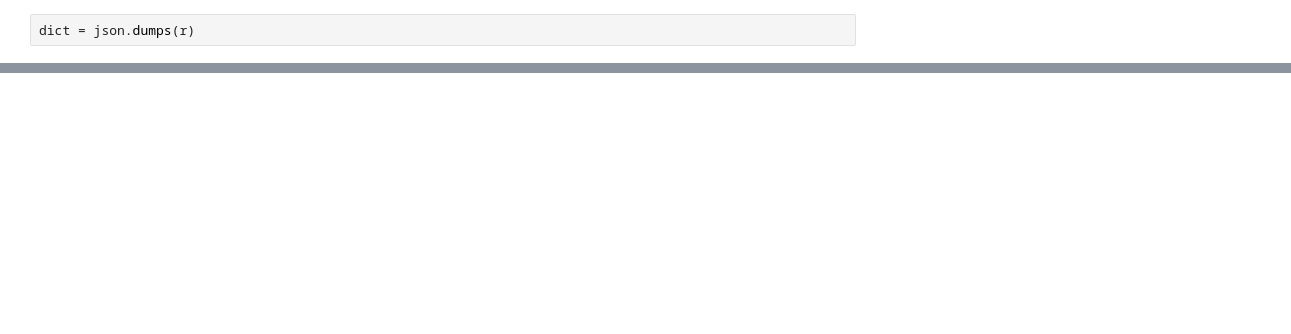
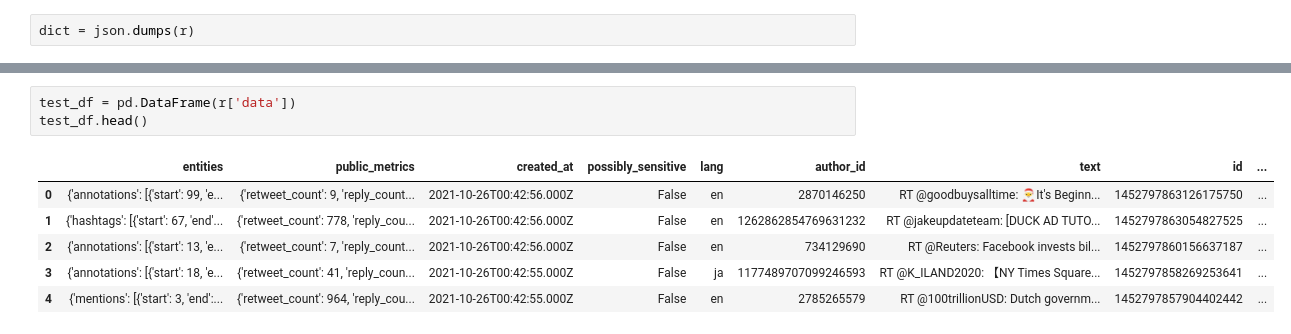
Before and after one commit to sthurstone/Return-Rate-Researchers---Project-I, a Jupyter notebook: API/Twitter_API_Analysis.ipynb, the cells around one changed output, grey strips where cells are left out. Cells and saved outputs as stored; diff of their text form; blank space fills up the shorter version.

```diff
--- a/API/Twitter_API_Analysis.ipynb
+++ b/API/Twitter_API_Analysis.ipynb
@@ -70,0 +74,10 @@ for tweet in data['data']:
+# %%
+test_df = pd.DataFrame(r['data'])
+test_df.head()
+# %% [output]
+|  | entities | public_metrics | created_at | possibly_sensitive | lang | author_id | text | id | ... |
+| 0 | {'annotations': [{'start': 99, 'e... | {'retweet_count': 9, 'reply_count... | 2021-10-26T00:42:56.000Z | False | en | 2870146250 | RT @goodbuysalltime: 🎅It's Beginn... | 1452797863126175750 | ... |
+| 1 | {'hashtags': [{'start': 67, 'end'... | {'retweet_count': 778, 'reply_cou... | 2021-10-26T00:42:56.000Z | False | en | 1262862854769631232 | RT @jakeupdateteam: [DUCK AD TUTO... | 1452797863054827525 | ... |
+| 2 | {'annotations': [{'start': 13, 'e... | {'retweet_count': 7, 'reply_count... | 2021-10-26T00:42:56.000Z | False | en | 734129690 | RT @Reuters: Facebook invests bil... | 1452797860156637187 | ... |
+| 3 | {'annotations': [{'start': 18, 'e... | {'retweet_count': 41, 'reply_coun... | 2021-10-26T00:42:55.000Z | False | ja | 1177489707099246593 | RT @K_ILAND2020: 【NY Times Square... | 1452797858269253641 | ... |
+| 4 | {'mentions': [{'start': 3, 'end':... | {'retweet_count': 964, 'reply_cou... | 2021-10-26T00:42:55.000Z | False | en | 2785265579 | RT @100trillionUSD: Dutch governm... | 1452797857904402442 | ... |
```
Also changed, not shown: parts of 9 cells of this notebook.
